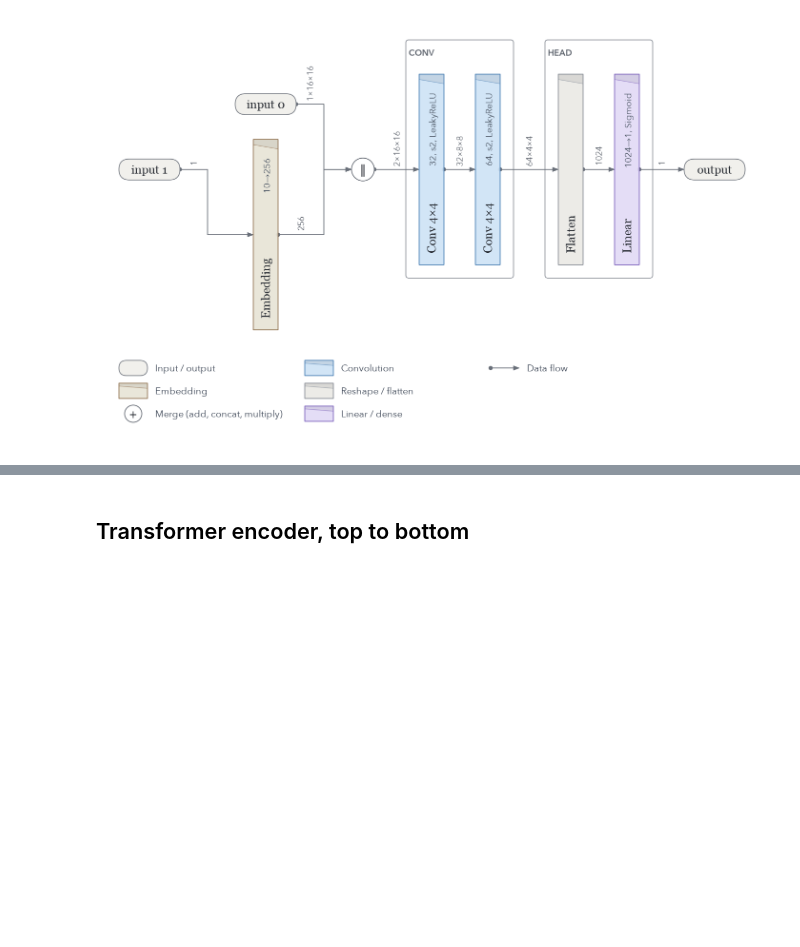
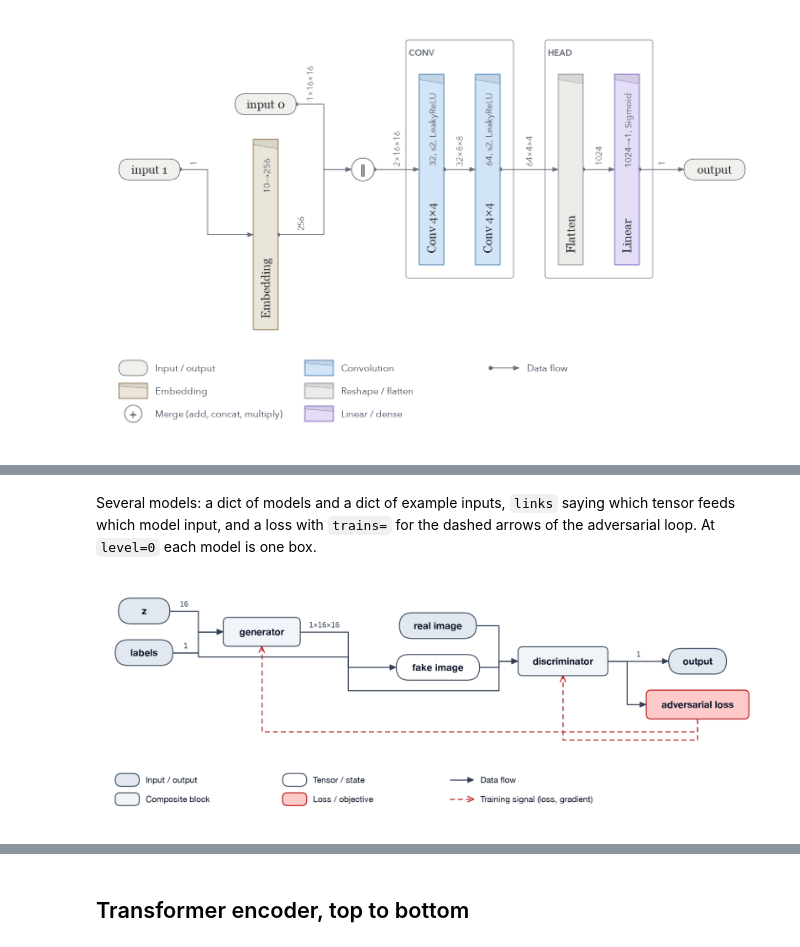
Before and after one commit to AndreiUtina/TensorGami, a Jupyter notebook: examples/tour.ipynb, the cells around one changed output, grey strips where cells are left out. Saved outputs shown, nothing was run; the diff lists cells and outputs as text; code cells hidden in the pictures; blank space fills up the shorter version.

```diff
--- a/examples/tour.ipynb
+++ b/examples/tour.ipynb
@@ -108,0 +126,23 @@ tg.draw(critic, (picture, label), style="origami")
+# %% [markdown]
+Several models: a dict of models and a dict of example inputs, `links` saying which tensor
+feeds which model input, and a loss with `trains=` for the dashed arrows of the adversarial
+loop. At `level=0` each model is one box.
+# %%
+gan = dict(
+    links=[
+        ("generator", "discriminator.image", "fake image"),  # G's output is what D judges
+        ("generator.labels", "discriminator.labels"),  # one condition feeds both
+    ],
+    annotations=[
+        tg.Input("real image", to="discriminator.image"),
+        tg.Loss("adversarial loss", "discriminator", trains=["generator", "discriminator"]),
+    ],
+)
+models = {"generator": generator, "discriminator": critic}
+inputs = {
+    "generator": {"z": noise, "labels": label},
+    "discriminator": {"image": picture, "labels": label},
+}
+tg.draw(models, inputs, level=0, **gan)
+# %% [output]
+[figure, added]
```
Also changed, not shown: parts of 3 cells of this notebook.
